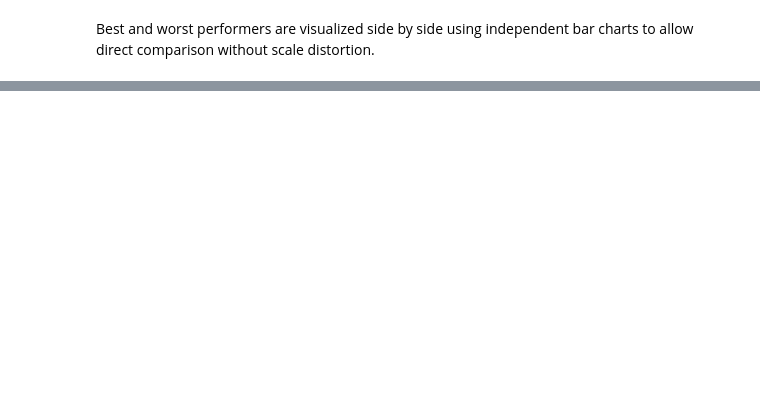
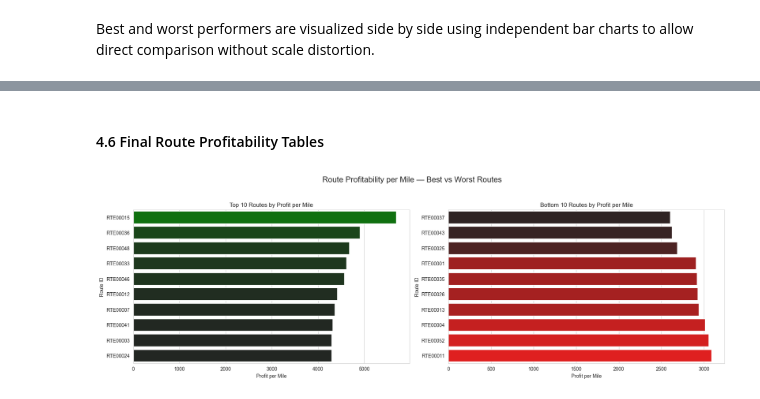
Before and after one commit to amanchaurasia512/Logistic_Operation_Truck_Database, a Jupyter notebook: NoteBook/Logistic_operation_Full_analysis.ipynb, the cells around one changed output, grey strips where cells are left out. Saved outputs shown, nothing was run; the diff lists cells and outputs as text; code cells hidden in the pictures; blank space fills up the shorter version.

Commit message:
Routes -section completed

```diff
--- a/NoteBook/Logistic_operation_Full_analysis.ipynb
+++ b/NoteBook/Logistic_operation_Full_analysis.ipynb
@@ -1254,0 +1519,6 @@ plt.show()
+# %%
+routes_cost['route_health'] = routes_cost.apply(
+    classify_route_health,
+    axis=1
+)
+routes_cost['route_health'].value_counts()
@@ -1254,0 +1566,62 @@ plt.show()
+# %%
+routes_profit_per_miles =  routes_cost.groupby(['route_id']).agg(
+    Total_profit_per_miles =('profit_per_miles','sum'),
+    Total_Fuel_recovery_ratio = ('Fuel_recovery_ratio','sum'),
+    Total_price_variance = ('price_variance','sum')
+).reset_index()
+Top_10_best_routes_profit_per_miles = routes_profit_per_miles.sort_values(by='Total_profit_per_miles',ascending=False).head(10)
+Top_10_Worst_routes_profit_per_miles = routes_profit_per_miles.sort_values(by='Total_profit_per_miles').head(10)
+Top_10_best_routes_Fuel_recovery_ratio = routes_profit_per_miles.sort_values(by='Total_Fuel_recovery_ratio',ascending=False).head(10)
+Top_10_wost_routes_Fuel_recovery_ratio = routes_profit_per_miles.sort_values(by='Total_Fuel_recovery_ratio').head(10)
+
+Top_10_best_routes_price_variance = routes_profit_per_miles.sort_values(by='Total_price_variance',ascending=False).head(10)
+Top_10_worst_routes_price_variance = routes_profit_per_miles.sort_values(by='Total_price_variance').head(10)
+# %% [markdown]
+#### 4.6 Final Route Profitability Tables
+# %%
+import matplotlib.pyplot as plt
+import seaborn as sns
+
+sns.set_style("whitegrid")
+
+fig, axes = plt.subplots(1, 2, figsize=(18, 6))
+fig.suptitle("Route Profitability per Mile — Best vs Worst Routes", fontsize=16)
+
+# -----------------------------
+# 🔹 Top 10 BEST Routes
+# -----------------------------
+sns.barplot(
+    data=Top_10_best_routes_profit_per_miles,
+    x='Total_profit_per_miles',
+    y='route_id',
+    palette='dark:green',
+    hue='Total_profit_per_miles',
+    legend=False,
+    ax=axes[0]
+)
+
+axes[0].set_title("Top 10 Routes by Profit per Mile")
+axes[0].set_xlabel("Profit per Mile")
+axes[0].set_ylabel("Route ID")
+
+# -----------------------------
+# 🔹 Top 10 WORST Routes
+# -----------------------------
+sns.barplot(
+    data=Top_10_Worst_routes_profit_per_miles,
+    x='Total_profit_per_miles',
+    y='route_id',
+    palette='dark:red',
+    hue = 'Total_profit_per_miles',
+    legend=False,
+    ax=axes[1]
+)
+
+axes[1].set_title("Bottom 10 Routes by Profit per Mile")
+axes[1].set_xlabel("Profit per Mile")
+axes[1].set_ylabel("Route ID")
+
+plt.tight_layout(rect=[0, 0, 1, 0.94])
+plt.show()
+# %% [output]
+[figure, added]
```
Also changed, not shown: parts of 34 cells of this notebook, 20 other files.
